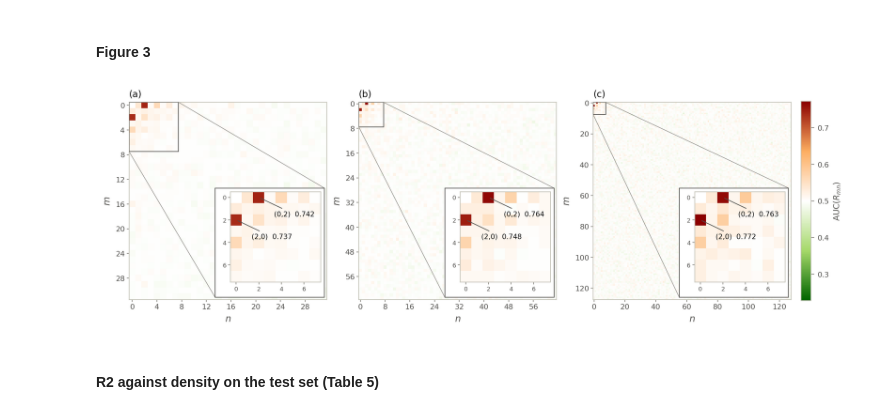
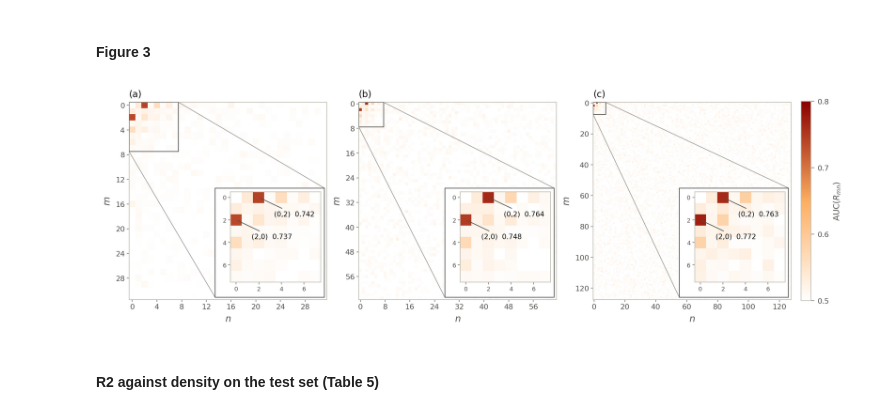
Before and after one commit to timon4120/SOC_Predictability_Manna, a Jupyter notebook: data_analysis/W5_Modes_R2.ipynb, the cells around one changed output. Drawn from its saved outputs; the diff is of its cells as text; code cells hidden in the pictures.

Commit message:
Add files via upload
Heatmap update.

```diff
--- a/data_analysis/W5_Modes_R2.ipynb
+++ b/data_analysis/W5_Modes_R2.ipynb
@@ -66,9 +66,9 @@ pd.concat({L: pd.DataFrame(modes[L]["ranking"]) for L in SIZES})
 ZOOM = 8
 CARD = (0.435, 0.012, 0.553, 0.553)
 maps = {L: modes[L]["auc_map"] for L in SIZES}
-span = max(float(np.nanmax(np.abs(auc - 0.5))) for auc in maps.values())
-norm = TwoSlopeNorm(vmin=0.5 - span, vcenter=0.5, vmax=0.5 + span)
-cmap = LinearSegmentedColormap.from_list("rdylgn", ["darkgreen", "#a6d96a", BG, "#fdae61", "darkred"])
+norm = Normalize(vmin=0.5, vmax=0.8)
+cmap = LinearSegmentedColormap.from_list("reds", [BG, "#fdae61", "darkred"])
+cmap.set_under(BG)
 cmap.set_bad(BG)
 
 fig, axes = plt.subplots(1, 3, figsize=(3.55 * 3 + 0.6, 3.85), dpi=200, layout="constrained", facecolor=BG)
@@ -81,34 +81,35 @@ for ax, L, letter in zip(axes, SIZES, "abc"):
         mode_axes.set_facecolor(BG)
         mode_axes.xaxis.set_major_locator(MaxNLocator(integer=True, nbins=nticks))
         mode_axes.yaxis.set_major_locator(MaxNLocator(integer=True, nbins=nticks))
         mode_axes.xaxis.set_major_formatter("{x:.0f}")
         mode_axes.yaxis.set_major_formatter("{x:.0f}")
         mode_axes.spines[:].set(color=AXIS, linewidth=0.8)
         mode_axes.tick_params(color=GRAY, labelcolor=LABEL, labelsize=fontsize, length=2.5, width=0.8, pad=2)
 
     ax.set_title(f"({letter})", loc="left", fontsize=10, color=TEXT, pad=6)
     ax.set_xlabel("$n$", fontsize=10, color=LABEL)
     ax.set_ylabel("$m$", fontsize=10, color=LABEL)
     ax.add_patch(Rectangle((-0.5, -0.5), ZOOM, ZOOM, fill=False, edgecolor=LABEL, linewidth=0.8, zorder=3))
     ax.add_patch(Rectangle((x0, y0), width, height, transform=ax.transAxes, facecolor=BG, edgecolor=LABEL, linewidth=0.8, zorder=4))
     ax.add_line(Line2D([ZOOM / L, x0 + width], [1.0, y0 + height], transform=ax.transAxes, color=GRAY, linewidth=0.6, zorder=2))
     ax.add_line(Line2D([0.0, x0], [1.0 - ZOOM / L, y0], transform=ax.transAxes, color=GRAY, linewidth=0.6, zorder=2))
     for mode_m, mode_n in m.PAIR:
         inset.annotate(f"({mode_m},{mode_n})  {maps[L][mode_m, mode_n]:.3f}", xy=(mode_n, mode_m), xytext=(mode_n + ZOOM * 0.17, mode_m + ZOOM * 0.21),
                        fontsize=7.5, color=TEXT, arrowprops=dict(arrowstyle="-", color=LABEL, lw=0.8))
 
 cbar = fig.colorbar(image, ax=axes, shrink=0.8, pad=0.015)
 cbar.set_label(r"AUC$(R_{mn})$", fontsize=9, color=LABEL)
 cbar.outline.set_edgecolor(AXIS)
+cbar.set_ticks([0.5, 0.6, 0.7, 0.8])
 cbar.ax.yaxis.set_major_formatter("{x:.1f}")
 cbar.ax.tick_params(color=GRAY, labelcolor=LABEL, labelsize=8)
 
 fig.savefig("../data_repository/figures/fig_modes.png", bbox_inches="tight")
 fig.savefig("../data_repository/figures/fig_modes.pdf", bbox_inches="tight")
 plt.close(fig)
 display(Image("../data_repository/figures/fig_modes.png"))
 # %% [output]
-[figure, old version]
+[figure, new version]
 # %% [markdown]
 #### R2 against density on the test set (Table 5)
 # %%
```
Also changed, not shown: parts of 1 cell of this notebook.
